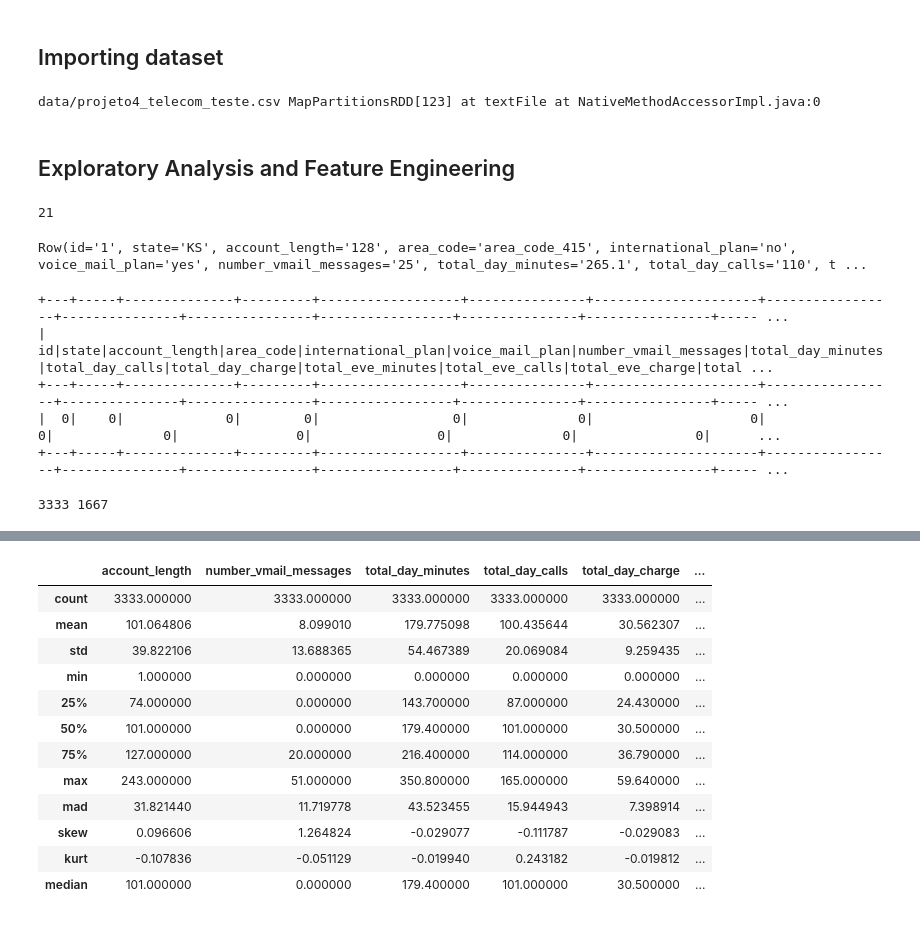
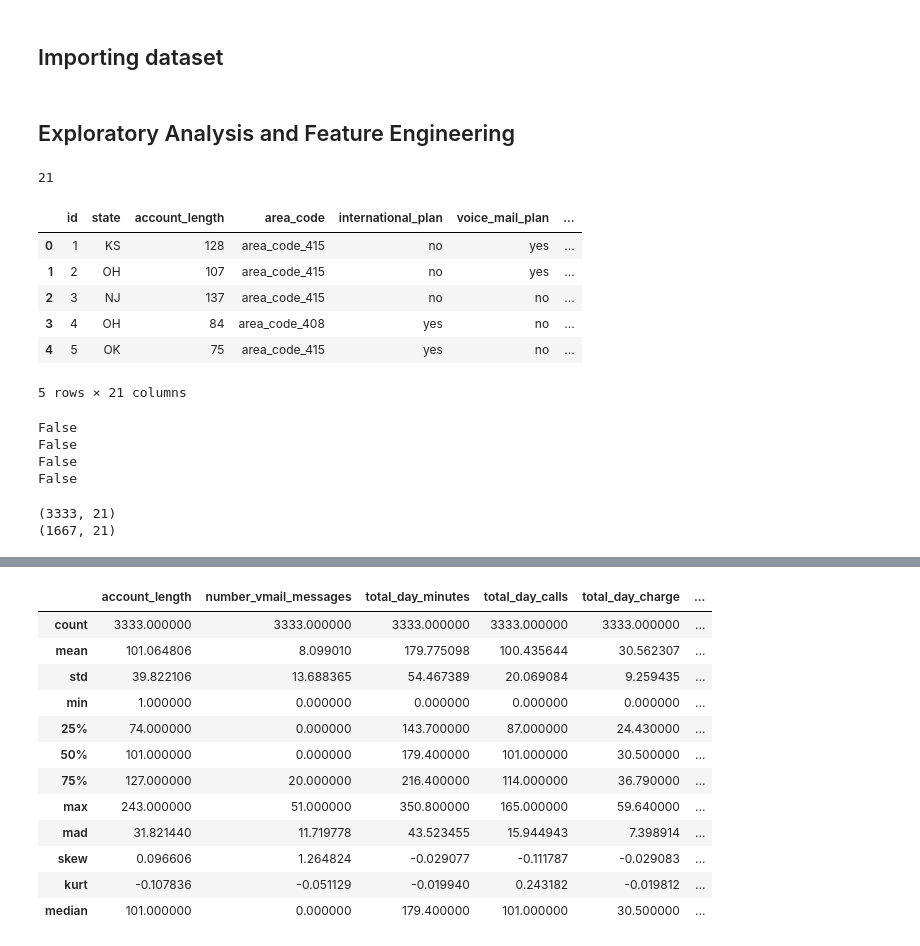
Before and after one commit to naiaraap/Predicting_Customer_Churn_in_Telecommunication_Operators, a Jupyter notebook: Predicting_Customer_Churn_in_Telecom_Operators.ipynb, the cells around one changed output, grey strips where cells are left out. Saved outputs shown, nothing was run; the diff lists cells and outputs as text; code cells hidden in the pictures.

```diff
--- a/Predicting_Customer_Churn_in_Telecom_Operators.ipynb
+++ b/Predicting_Customer_Churn_in_Telecom_Operators.ipynb
@@ -26,15 +36,3 @@ warnings.filterwarnings("ignore")
 spSession = SparkSession.builder.master("local").appName("local-SparkSQL").getOrCreate()
 # %% [markdown]
 ## Importing dataset
-# %%
-# Importing train dataset
-trainRDD = sc.textFile("data/projeto4_telecom_treino.csv")
-testRDD = sc.textFile("data/projeto4_telecom_teste.csv")
-df_train = spark.read.csv("data/projeto4_telecom_treino.csv", header=True)
-df_test = spark.read.csv("data/projeto4_telecom_teste.csv", header=True)
-
-# Persisting on cache
-trainRDD.cache()
-testRDD.cache()
-# %% [output]
-data/projeto4_telecom_teste.csv MapPartitionsRDD[123] at textFile at NativeMethodAccessorImpl.java:0
@@ -42,22 +44,32 @@ data/projeto4_telecom_teste.csv MapPartitionsRDD[123] at textFile at NativeMetho
 ## Exploratory Analysis and Feature Engineering
 # %%
 # Checking dataset features
-head = trainRDD.first()
-print(len(head.split(",")))
+print(df_train.shape[1])
 df_train.head()
 # %% [output]
 21
+|  | id | state | account_length | area_code | international_plan | voice_mail_plan | ... |
+| 0 | 1 | KS | 128 | area_code_415 | no | yes | ... |
+| 1 | 2 | OH | 107 | area_code_415 | no | yes | ... |
+| 2 | 3 | NJ | 137 | area_code_415 | no | no | ... |
+| 3 | 4 | OH | 84 | area_code_408 | yes | no | ... |
+| 4 | 5 | OK | 75 | area_code_415 | yes | no | ... |
-Row(id='1', state='KS', account_length='128', area_code='area_code_415', international_plan='no', voice_mail_plan='yes', number_vmail_messages='25', total_day_minutes='265.1', total_day_calls='110', t ...
+5 rows × 21 columns
-# %%
-# Checking for missing values
-df_train.select([count(when(isnan(c), c)).alias(c) for c in df_train.columns]).show()
-# %% [output]
-+---+-----+--------------+---------+------------------+---------------+---------------------+-----------------+---------------+----------------+-----------------+---------------+----------------+----- ...
-| id|state|account_length|area_code|international_plan|voice_mail_plan|number_vmail_messages|total_day_minutes|total_day_calls|total_day_charge|total_eve_minutes|total_eve_calls|total_eve_charge|total ...
-+---+-----+--------------+---------+------------------+---------------+---------------------+-----------------+---------------+----------------+-----------------+---------------+----------------+----- ...
-|  0|    0|             0|        0|                 0|              0|                    0|                0|              0|               0|                0|              0|               0|      ...
-+---+-----+--------------+---------+------------------+---------------+---------------------+-----------------+---------------+----------------+-----------------+---------------+----------------+----- ...
-# %%
-print(df_train.count(),df_test.count())
-# %% [output]
-3333 1667
+# %%
+# Checking for missing values
+print(pd.isna(df_train).any().any())
+print(pd.isna(df_test).any().any())
+print(pd.isnull(df_train).any().any())
+print(pd.isnull(df_test).any().any())
+# %% [output]
+False
+False
+False
+False
+# %%
+# datasets size
+print(df_train.shape)
+print(df_test.shape)
+# %% [output]
+(3333, 21)
+(1667, 21)
```
Also changed, not shown: parts of 15 cells of this notebook.
